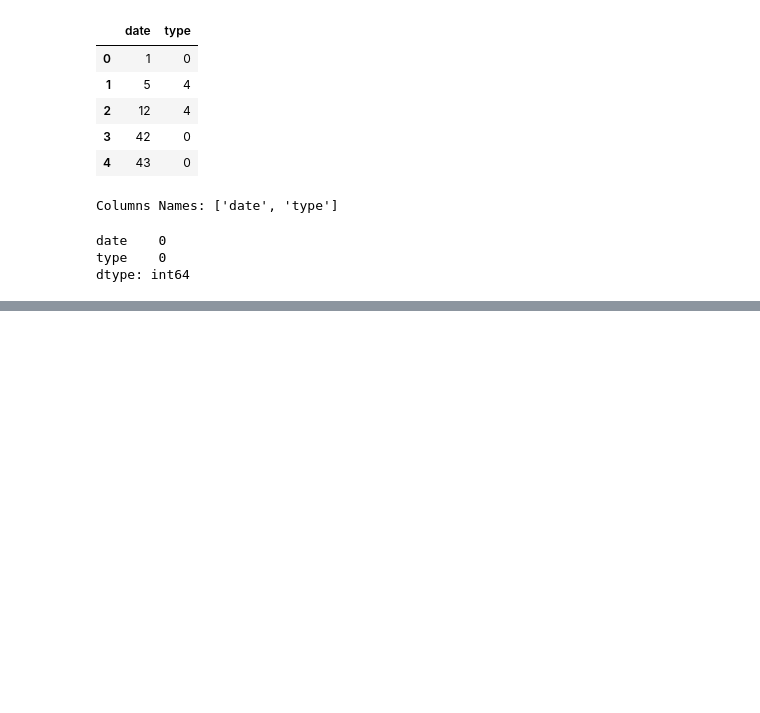
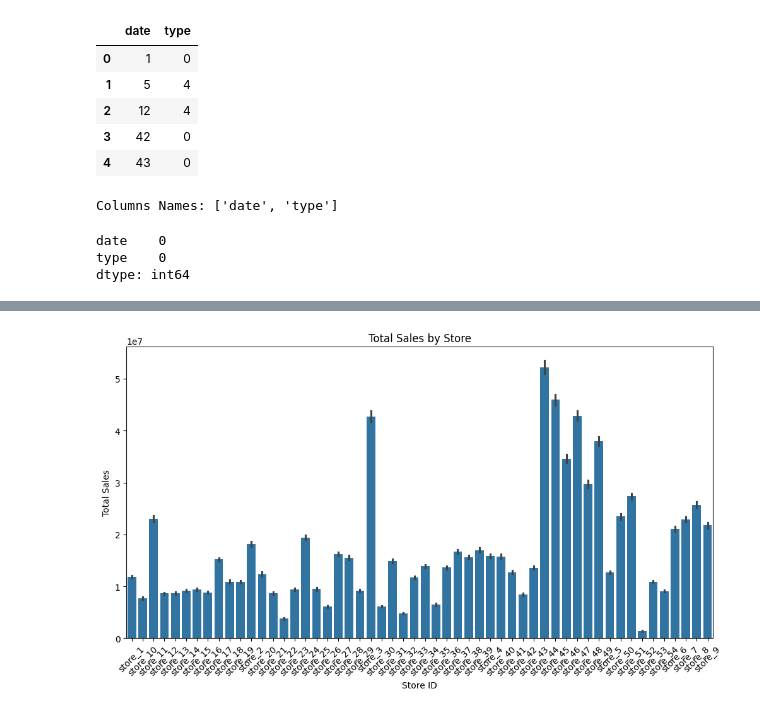
Before and after one commit to Israel-Anaba/Time_Series_Grocery_Forecast, a Jupyter notebook: dev_folder/Xgb.ipynb, the cells around one changed output, grey strips where cells are left out. Saved outputs shown, nothing was run; the diff lists cells and outputs as text; code cells hidden in the pictures; blank space fills up the shorter version.

```diff
--- a/dev_folder/Xgb.ipynb
+++ b/dev_folder/Xgb.ipynb
@@ -270,0 +406,11 @@ print(train_merged['date'].unique())
+# %%
+# Sales Distribution by Store (Bar Chart)
+plt.figure(figsize=(12, 6))
+sns.barplot(x='store_id', y='sales', data=train_merged, estimator=sum)
+plt.title('Total Sales by Store')
+plt.xlabel('Store ID')
+plt.ylabel('Total Sales')
+plt.xticks(rotation=45)
+plt.show()
+# %% [output]
+[figure, added]
```
Also changed, not shown: parts of 32 cells of this notebook, 1 other file.
